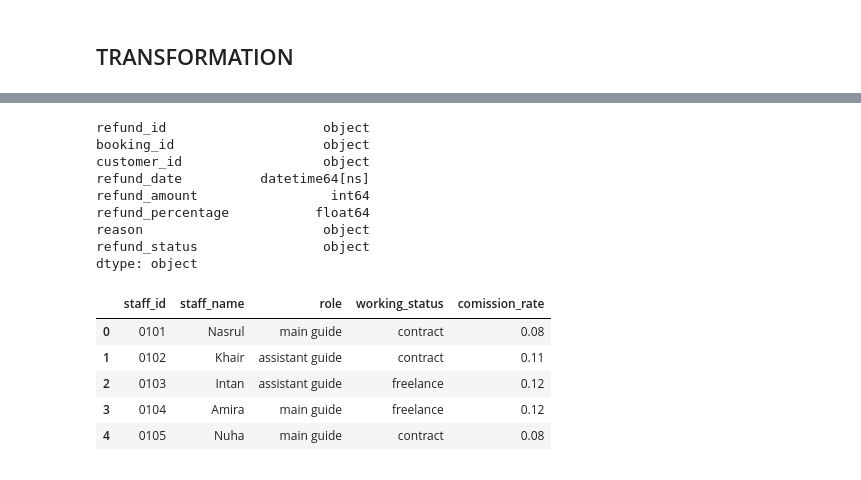
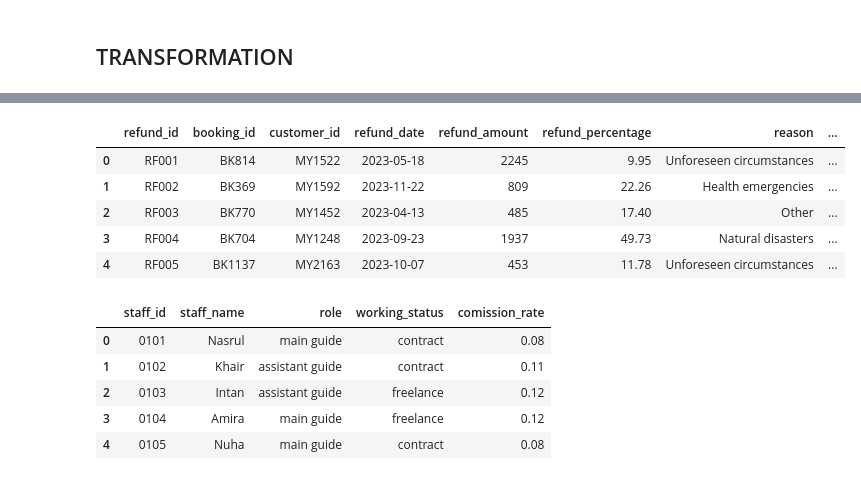
Before and after one commit to nasrulkhair/Full-Project, a Jupyter notebook: PPNJ/data_creation/data.ipynb, the cells around one changed output, grey strips where cells are left out. Drawn from its saved outputs; the diff is of its cells as text; code cells hidden in the pictures.

```diff
--- a/PPNJ/data_creation/data.ipynb
+++ b/PPNJ/data_creation/data.ipynb
@@ -493,18 +507,15 @@ feedback.head()
 # %%
 # 3. refund table
 
 refund['refund_date'] = pd.to_datetime(refund['refund_date'])
-refund.dtypes
+refund.head()
 # %% [output]
-refund_id                    object
-booking_id                   object
-customer_id                  object
-refund_date          datetime64[ns]
-refund_amount                 int64
-refund_percentage           float64
-reason                       object
-refund_status                object
-dtype: object
+|  | refund_id | booking_id | customer_id | refund_date | refund_amount | refund_percentage | reason | ... |
+| 0 | RF001 | BK814 | MY1522 | 2023-05-18 | 2245 | 9.95 | Unforeseen circumstances | ... |
+| 1 | RF002 | BK369 | MY1592 | 2023-11-22 | 809 | 22.26 | Health emergencies | ... |
+| 2 | RF003 | BK770 | MY1452 | 2023-04-13 | 485 | 17.40 | Other | ... |
+| 3 | RF004 | BK704 | MY1248 | 2023-09-23 | 1937 | 49.73 | Natural disasters | ... |
+| 4 | RF005 | BK1137 | MY2163 | 2023-10-07 | 453 | 11.78 | Unforeseen circumstances | ... |
 # %%
 # 4. travel_guide table
 
```
Also changed, not shown: parts of 6 cells of this notebook, 18 other files.
